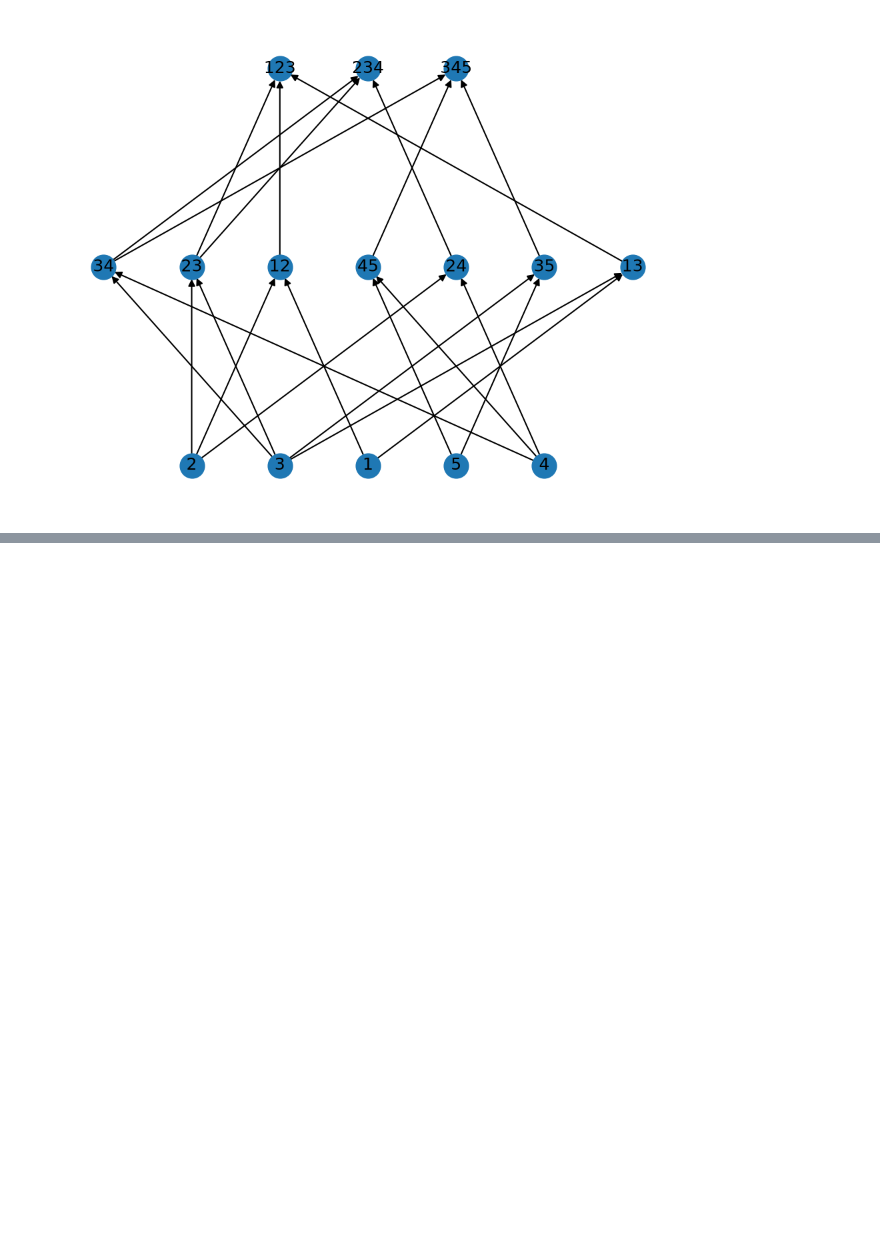
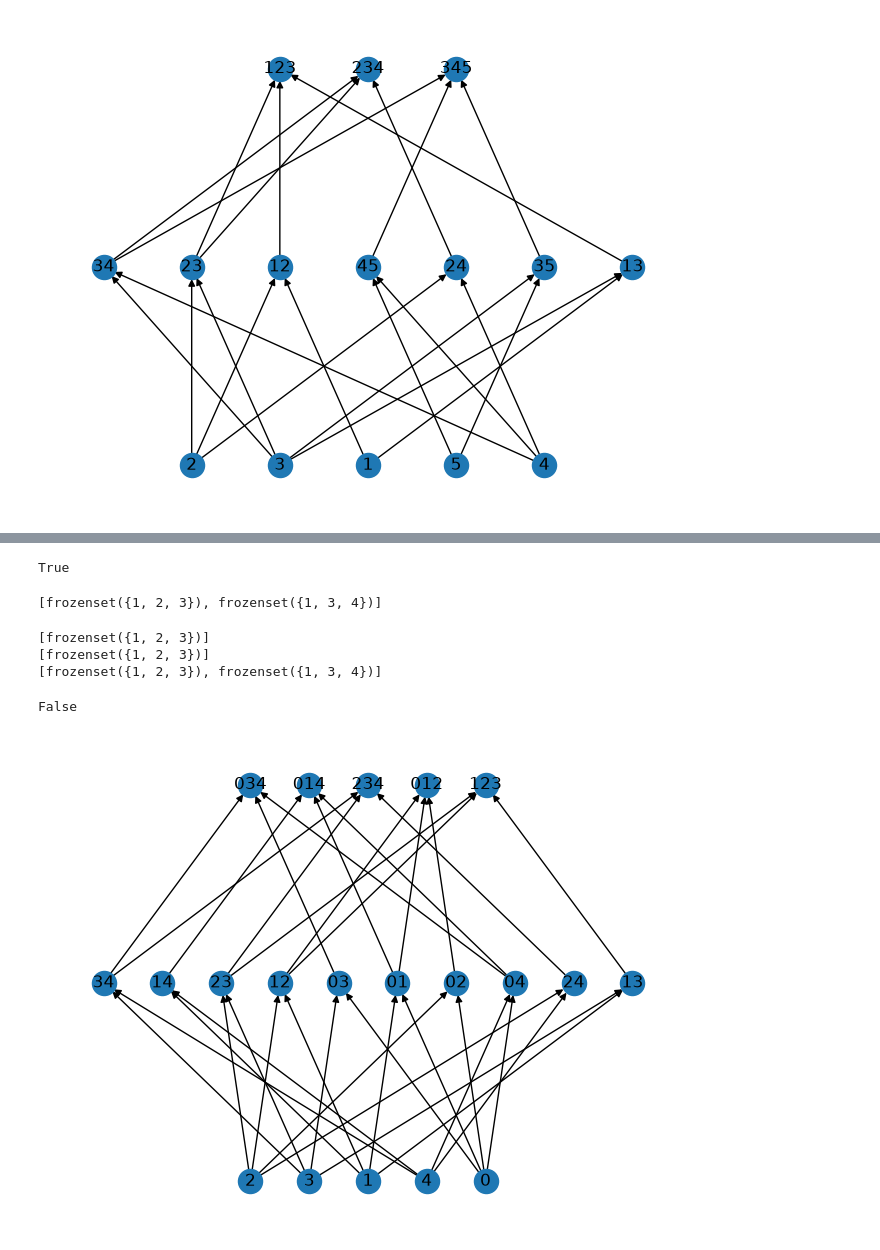
Before and after one commit to ryanj-0/simplicial_complex_proj, a Jupyter notebook: testing.ipynb, the cells around one changed output, grey strips where cells are left out. Drawn from its saved outputs; the diff is of its cells as text; code cells hidden in the pictures; blank space fills up the shorter version.

Commit message:
tested orientable

```diff
--- a/testing.ipynb
+++ b/testing.ipynb
@@ -163,0 +225,41 @@ list(permutations(x))
+# %%
+two_triangles.is_orientable()
+# %% [output]
+True
+# %%
+
+two_hasse = two_triangles.hasse_diagram()
+
+list(two_hasse.successors((frozenset({1,3}))))
+# %% [output]
+[frozenset({1, 2, 3}), frozenset({1, 3, 4})]
+# %%
+### Test
+test = [_get_rotations(n) for n in two_triangles.facets()]
+
+first_simplex = test[1]
+orientation = 2
+evens = [k for k, v in first_simplex.items() if v == orientation]
+start_edges = _get_edges(evens[0])
+for i in start_edges:
+    print(list(two_triangles.hasse_diagram().successors(frozenset(i))))
+# %% [output]
+[frozenset({1, 2, 3})]
+[frozenset({1, 2, 3})]
+[frozenset({1, 2, 3}), frozenset({1, 3, 4})]
+# %%
+mobius = SimplicialComplex([
+    (0, 1, 2),
+    (1, 2, 3),
+    (2, 3, 4),
+    (3, 4, 0),
+    (4, 0, 1),
+])
+
+
+#mobius.complex_graph()
+mobius.draw_hasse()
+mobius.is_orientable()
+# %% [output]
+False
+[figure, added]
```
Also changed, not shown: parts of 4 cells of this notebook.
